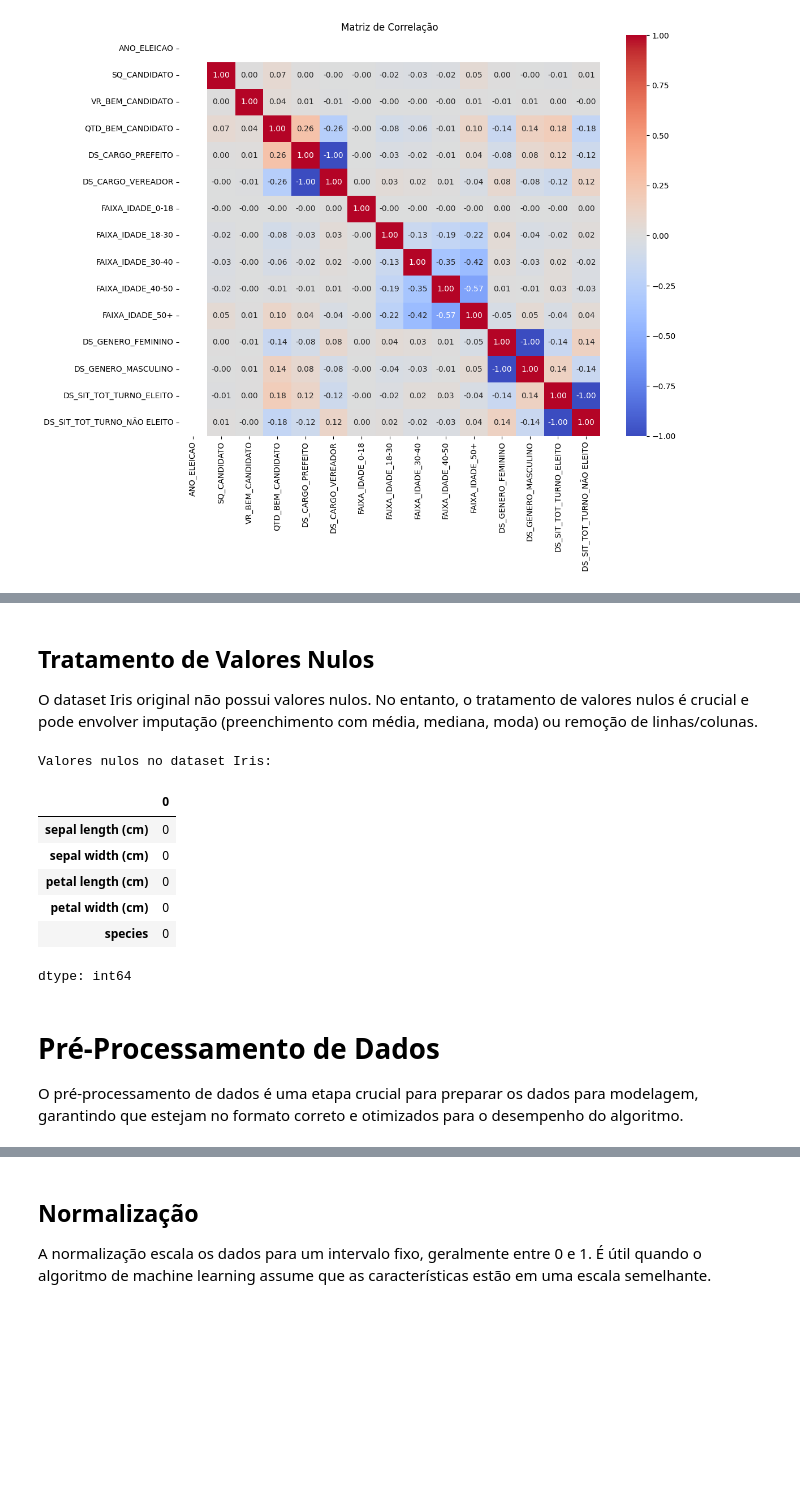
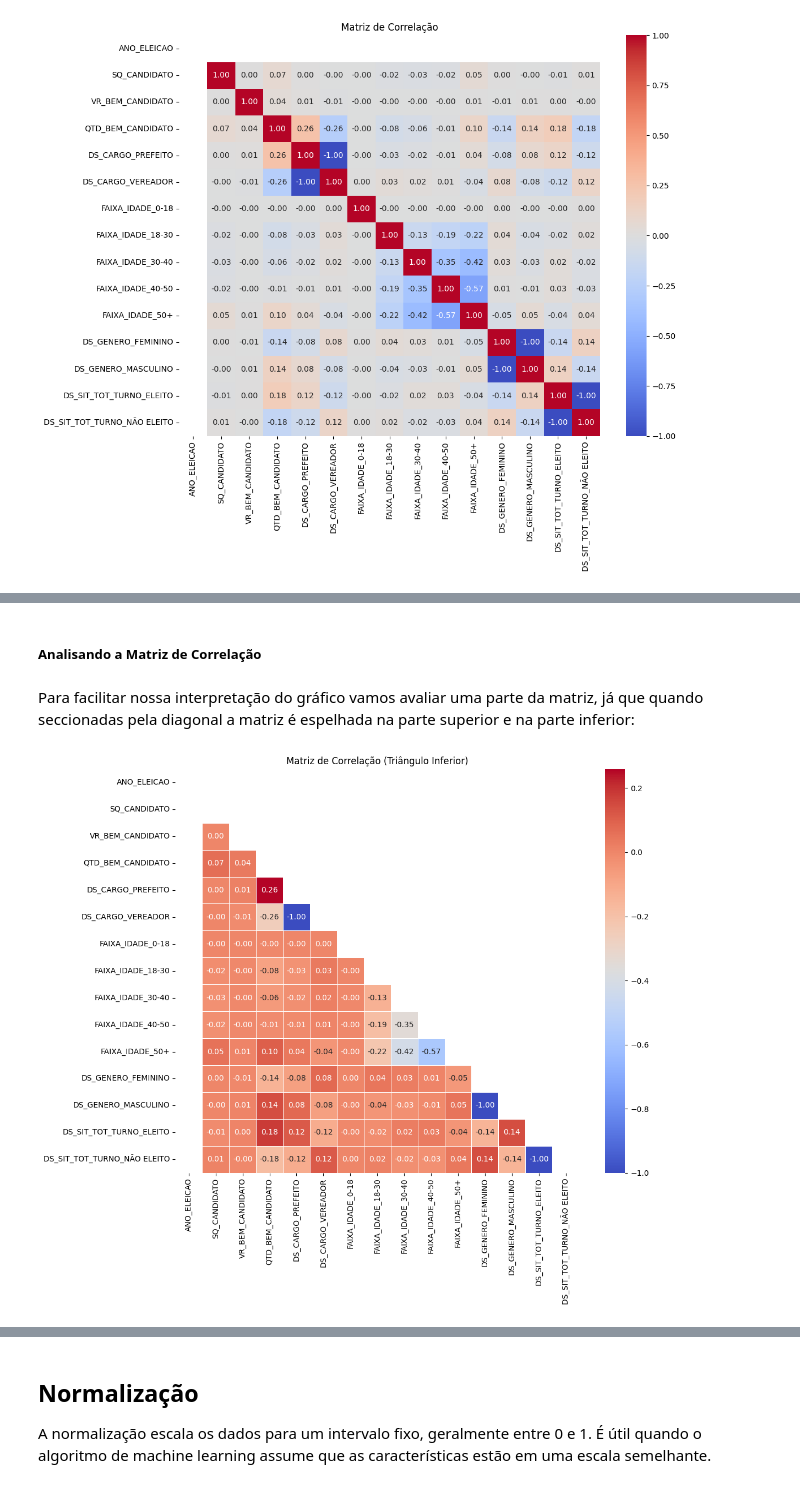
Before and after one commit to GruveJL/MVP2_PUCRIO_ELICOES, a Jupyter notebook: MVP_2_Patrimonio_2024.ipynb, the cells around one changed output, grey strips where cells are left out. Cells and saved outputs as stored; diff of their text form; code cells hidden in the pictures; blank space fills up the shorter version.

```diff
--- a/MVP_2_Patrimonio_2024.ipynb
+++ b/MVP_2_Patrimonio_2024.ipynb
@@ -1965,6 +1976,13 @@ df_one_hot = df[['ANO_ELEICAO','TP_ABRANGENCIA','DS_CARGO','SQ_CANDIDATO'
 Neste momento vamos salvar um .csv para mantermos nossos trtamentos finais.
 # %%
 df_one_hot.to_csv('/content/drive/MyDrive/MVP/dataset_pre_ml.csv', index=False)
+# %%
+# Importar .csv recem gerado
+url_dataset = '/content/drive/MyDrive/MVP/dataset_pre_ml.csv'
+
+
+
+df_one_hot = pd.DataFrame(pd.read_csv(url_dataset, delimiter=','));
 # %% [markdown]
 ##### Aplicando no Cargo
 Nossa categorização mais importante
@@ -2142,21 +2138,27 @@ O mapa de calor da matriz de correlação revela fortes correlações positivas
-# %% [markdown]
-## Tratamento de Valores Nulos
-
-O dataset Iris original não possui valores nulos. No entanto, o tratamento de valores nulos é crucial e pode envolver imputação (preenchimento com média, mediana, moda) ou remoção de linhas/colunas.
-# %%
-# Verificar a presença de valores nulos no dataset original
-print("Valores nulos no dataset Iris:")
-df.isnull().sum()
-# %% [output]
-Valores nulos no dataset Iris:
-|  | 0 |
-| sepal length (cm) | 0 |
-| sepal width (cm) | 0 |
-| petal length (cm) | 0 |
-| petal width (cm) | 0 |
-| species | 0 |
-dtype: int64
-# %% [markdown]
-# Pré-Processamento de Dados
-
-O pré-processamento de dados é uma etapa crucial para preparar os dados para modelagem, garantindo que estejam no formato correto e otimizados para o desempenho do algoritmo.
+# %% [markdown]
+##### Analisando a Matriz de Correlação
+# %% [markdown]
+Para facilitar nossa interpretação do gráfico vamos avaliar uma parte da matriz, já que quando seccionadas pela diagonal a matriz é espelhada na parte superior e na parte inferior:
+# %%
+# Calcular correlação
+correlacao = df_encoded.corr(numeric_only=True)
+
+# Criar máscara para a parte superior
+mask = np.triu(np.ones_like(correlacao, dtype=bool))
+
+# Plot
+plt.figure(figsize=(12, 10))
+sns.heatmap(
+    correlacao,
+    mask=mask,
+    cmap='coolwarm',
+    annot=True,
+    fmt=".2f",
+    linewidths=0.5,
+    square=True
+)
+plt.title('Matriz de Correlação (Triângulo Inferior)')
+plt.tight_layout()
+plt.show()
+# %% [output]
+[figure, added]
```
Also changed, not shown: parts of 35 cells of this notebook.
